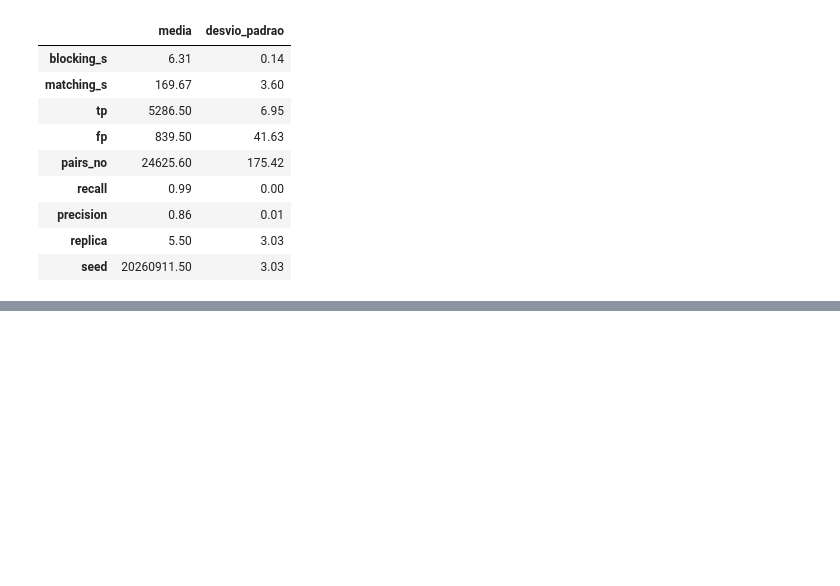
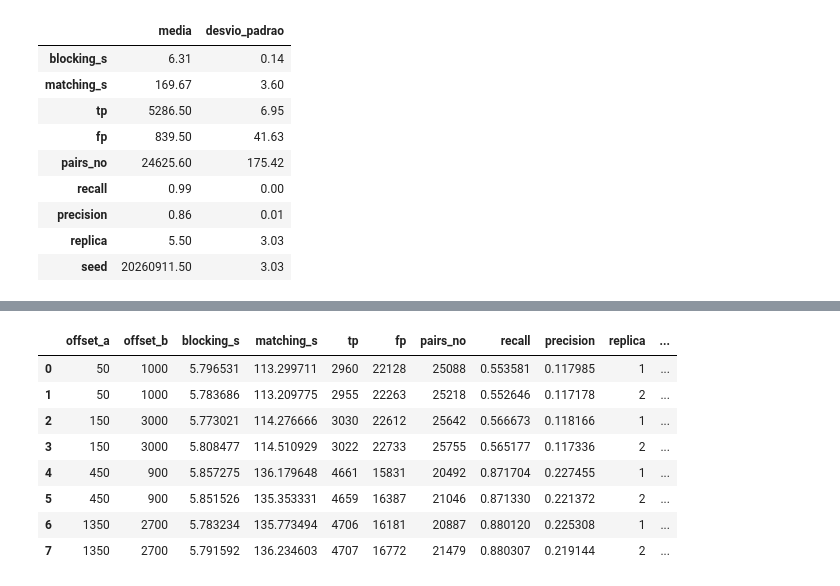
Before and after one commit to pereiraIgor/approximate-blocking, a Jupyter notebook: resultados_v2/analise_resultados.ipynb, the cells around one changed output, grey strips where cells are left out. Saved outputs shown, nothing was run; the diff lists cells and outputs as text; code cells hidden in the pictures; blank space fills up the shorter version.

```diff
--- a/resultados_v2/analise_resultados.ipynb
+++ b/resultados_v2/analise_resultados.ipynb
@@ -209,3 +209,19 @@ tabela_comparativa
 | 3 | DBLP | Descarte Global | 6.31 +/- 0.14 | 169.67 +/- 3.60 | 24625.60 +/- 175.42 | 5286.50 +/- 6.95 | 0.989 +/- 0.001 | 0.863 +/- 0.006 |
 | 4 | NCVoter | Descarte Global | 52.41 +/- 1.82 | 80.36 +/- 2.30 | 128081.40 +/- 837.93 | 40892.00 +/- 0.00 | 1.000 +/- 0.000 | 0.483 +/- 0.003 |
 | 5 | MusicBrainz | Descarte Global | 404.30 +/- 6.67 | 541.23 +/- 6.43 | 202118.10 +/- 80.74 | 193464.20 +/- 1.40 | 1.000 +/- 0.000 | 0.978 +/- 0.000 |
+# %%
+offsets_dblp = pd.read_csv("resultados-exp-07-diferentes-offsets-dblp-20260927-221918.csv")
+offsets_musicbrainz = pd.read_csv("resultados-exp-07-diferentes-offsets-musicbrainz-20260927-221918.csv")
+offsets_ncvr = pd.read_csv("resultados-exp-07-diferentes-offsets-ncvoter-20260927-221918.csv")
+# %%
+offsets_dblp
+# %% [output]
+|  | offset_a | offset_b | blocking_s | matching_s | tp | fp | pairs_no | recall | precision | replica | ... |
+| 0 | 50 | 1000 | 5.796531 | 113.299711 | 2960 | 22128 | 25088 | 0.553581 | 0.117985 | 1 | ... |
+| 1 | 50 | 1000 | 5.783686 | 113.209775 | 2955 | 22263 | 25218 | 0.552646 | 0.117178 | 2 | ... |
+| 2 | 150 | 3000 | 5.773021 | 114.276666 | 3030 | 22612 | 25642 | 0.566673 | 0.118166 | 1 | ... |
+| 3 | 150 | 3000 | 5.808477 | 114.510929 | 3022 | 22733 | 25755 | 0.565177 | 0.117336 | 2 | ... |
+| 4 | 450 | 900 | 5.857275 | 136.179648 | 4661 | 15831 | 20492 | 0.871704 | 0.227455 | 1 | ... |
+| 5 | 450 | 900 | 5.851526 | 135.353331 | 4659 | 16387 | 21046 | 0.871330 | 0.221372 | 2 | ... |
+| 6 | 1350 | 2700 | 5.783234 | 135.773494 | 4706 | 16181 | 20887 | 0.880120 | 0.225308 | 1 | ... |
+| 7 | 1350 | 2700 | 5.791592 | 136.234603 | 4707 | 16772 | 21479 | 0.880307 | 0.219144 | 2 | ... |
```
Also changed, not shown: parts of 2 cells of this notebook, 12 other files.
